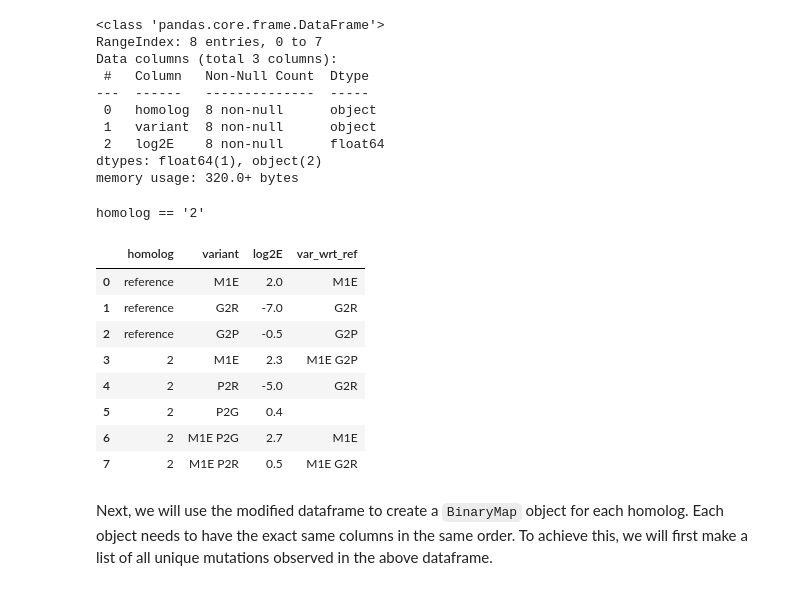
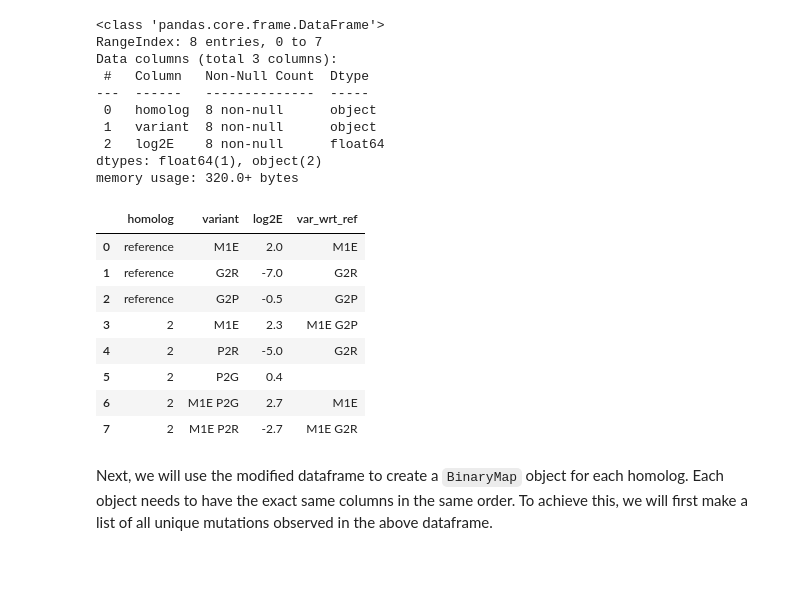
Before and after one commit to matsengrp/multidms, a Jupyter notebook: model-harv.ipynb, the cells around one changed output. Saved outputs shown, nothing was run; the diff lists cells and outputs as text; code cells hidden in the pictures.

```diff
--- a/model-harv.ipynb
+++ b/model-harv.ipynb
@@ -96,9 +96,8 @@ Note 1: we will probably need some special-purpose code to handle gaps. This isn
 def variant_mutations_wrt_ref(
     func_score_df:pd.DataFrame,
     homologs:dict,
-    reference, # HH: could you please change this (and any other parts of code) so that it matches the doc string?
-    homolog_name_col
-    #substitution_col HH: should we add `substitution_col`, so that lower down we can define this column once and use it in both this function and binarymap?
+    homolog_name_col,
+    substitution_col
 ):
     """
     Takes a dataframe for making a `BinaryMap` object, and adds
@@ -111,23 +110,17 @@ def variant_mutations_wrt_ref(
     func_score_df : pandas.DataFrame
         This should be in the same format as described in BinaryMap.
 
-    substitution_col: The name of the column in func_score_df that
-        lists mutations in each variant relative to the wildtype
-        amino-acid sequence of the homolog in which they occur. # HH idea for new arg
-
     homologs : dict
         A dictionary containing all possible target homolog
         names (keys) and sequences (values).
-
-    reference : str
-        The factor level of homolog_name_col that is the reference.
 
     homolog_name_col : str
         The name of the column in func_score_df that identifies the
         homolog for a given variant.
 
-    reference_homolog_name :
-        The factor level of homolog_name_col that is the reference.
+    substitution_col: The name of the column in func_score_df that
+        lists mutations in each variant relative to the wildtype
+        amino-acid sequence of the homolog in which they occur.
 
     Returns
     -------
@@ -153,7 +146,7 @@ def variant_mutations_wrt_ref(
 
             # TODO: Do we need to change the regex to allow
             # for gap '-' and stop '*' characters?
-            pattern = r'(?P<aawt>\w)(?P<site>\d+)(?P<aamut>\w)'
+            pattern = r'(?P<aawt>\w)(?P<site>\d+)(?P<aamut>[\w\*])'
             match = re.search(pattern, mutation)
             assert match != None, mutation
             aawt = match.group('aawt')
@@ -167,7 +160,7 @@ def variant_mutations_wrt_ref(
         # from the reference homolog
         ref_muts = [
             f"{aaref}{i+1}{aavar}"
-            for i, (aaref, aavar) in enumerate(zip(homologs[reference], hom_var_seq))
+            for i, (aaref, aavar) in enumerate(zip(homologs["reference"], hom_var_seq))
             if aaref != aavar
         ]
 
@@ -175,14 +168,13 @@ def variant_mutations_wrt_ref(
 
     # Duplicate the substitutions_col, then loop over homologs
     # and modify entries as needed
-    func_score_df = func_score_df.assign(var_wrt_ref = func_score_df.variant.values)
+    func_score_df = func_score_df.assign(var_wrt_ref = func_score_df[substitution_col].values)
     for hom_name, hom_seq in homologs.items():
-        if hom_name == reference: continue
-        print(f"{homolog_name_col} == '{hom_name}'")
+        if hom_name == "reference": continue
         hom_df = func_score_df.query(f"{homolog_name_col} == '{hom_name}'")
         hom_var_wrt_ref = [
             mutations_wrt_ref(muts, homologs[hom_name])
-            for muts in hom_df.variant
+            for muts in hom_df[substitution_col]
         ]
         func_score_df.loc[hom_df.index.values, "var_wrt_ref"] = hom_var_wrt_ref
 
@@ -201,7 +193,7 @@ homologs = {
 test_dict = {
     'homolog' : ["reference","reference","reference","2","2","2","2","2"],
     'variant' : ['M1E', 'G2R', 'G2P', 'M1E', 'P2R', 'P2G', 'M1E P2G', 'M1E P2R'],
-    'log2E' : [2, -7, -0.5, 2.3, -5, 0.4, 2.7, 0.5],
+    'log2E' : [2, -7, -0.5, 2.3, -5, 0.4, 2.7, -2.7],
 }
 test_df = pd.DataFrame(test_dict)
 test_df
@@ -229,19 +221,18 @@ Data columns (total 3 columns):
 dtypes: float64(1), object(2)
 memory usage: 320.0+ bytes
 # %%
-func_score_df = variant_mutations_wrt_ref(test_df, homologs, "reference", "homolog")
+func_score_df = variant_mutations_wrt_ref(test_df, homologs, "homolog", "variant")
 func_score_df
 # %% [output]
-homolog == '2'
 |  | homolog | variant | log2E | var_wrt_ref |
 | 0 | reference | M1E | 2.0 | M1E |
 | 1 | reference | G2R | -7.0 | G2R |
 | 2 | reference | G2P | -0.5 | G2P |
 | 3 | 2 | M1E | 2.3 | M1E G2P |
 | 4 | 2 | P2R | -5.0 | G2R |
 | 5 | 2 | P2G | 0.4 |  |
 | 6 | 2 | M1E P2G | 2.7 | M1E |
-| 7 | 2 | M1E P2R | 0.5 | M1E G2R |
+| 7 | 2 | M1E P2R | -2.7 | M1E G2R |
 # %% [markdown]
 Next, we will use the modified dataframe to create a `BinaryMap` object for each homolog. Each object needs to have the exact same columns in the same order. To achieve this, we will first make a list of all unique mutations observed in the above dataframe.
 # %%
```
Also changed, not shown: parts of 33 cells of this notebook, 1 other file.
